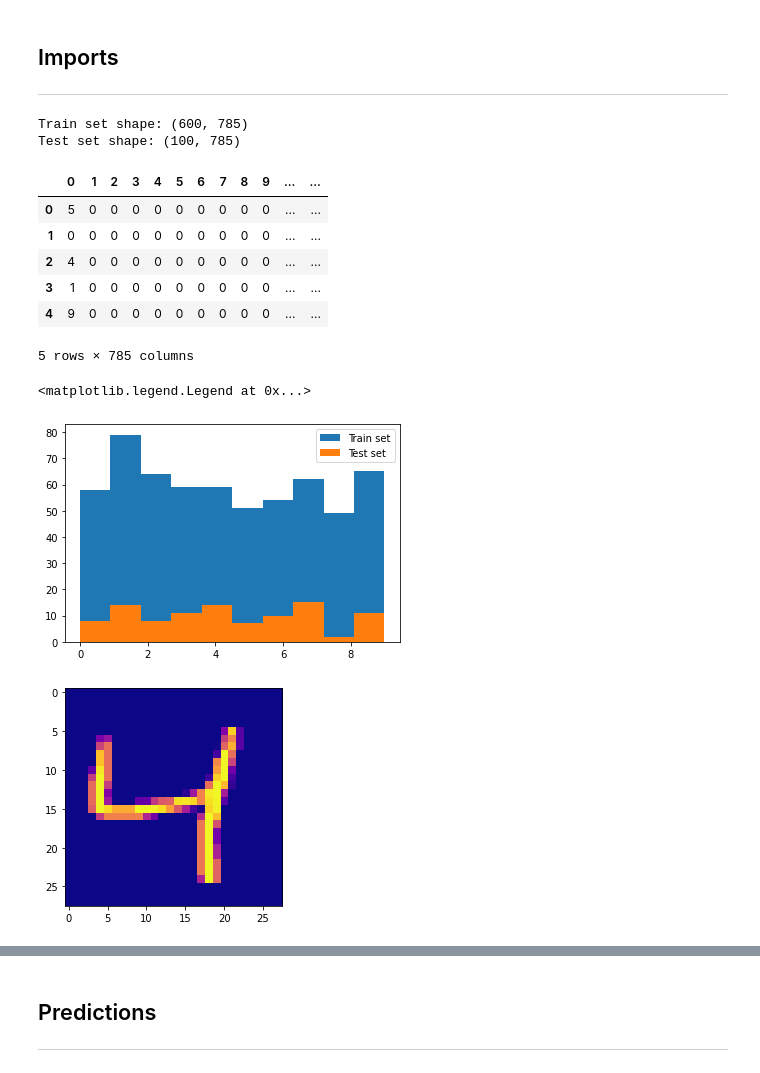
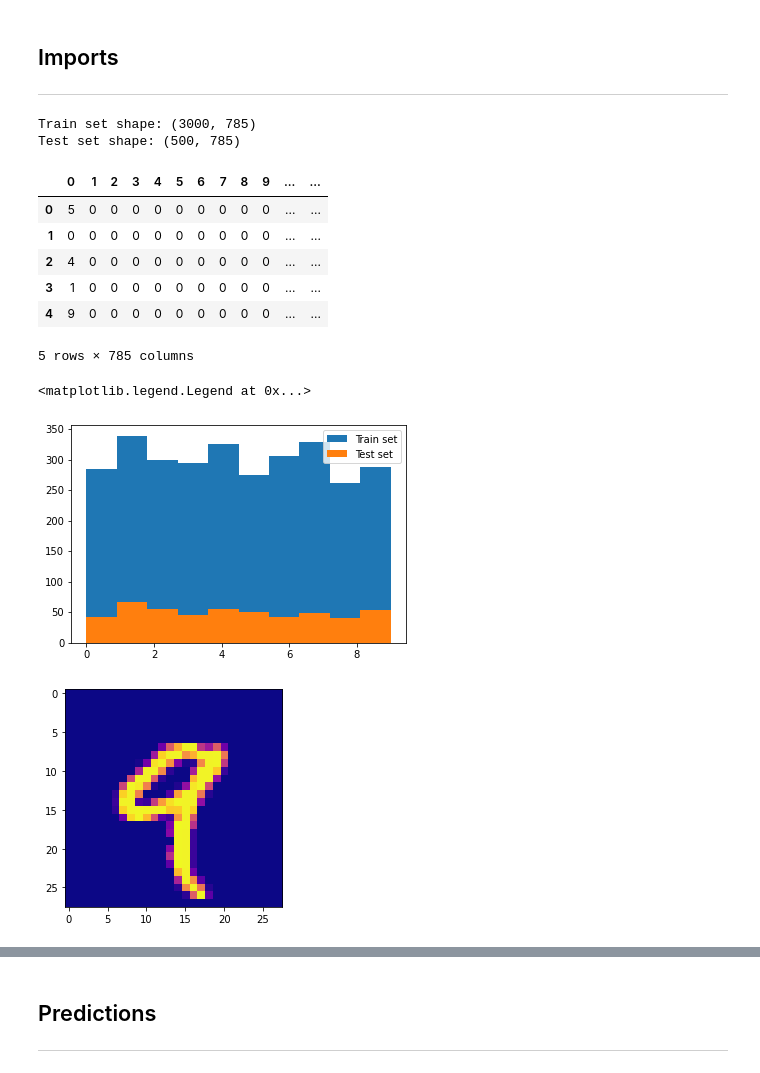
Before and after one commit to alexandre-pinon/zoidberg-2.0, a Jupyter notebook: bootstrap.ipynb, the cells around one changed output, grey strips where cells are left out. Cells and saved outputs as stored; diff of their text form; code cells hidden in the pictures.

```diff
--- a/bootstrap.ipynb
+++ b/bootstrap.ipynb
@@ -14,7 +14,7 @@ import matplotlib.pyplot as plt
 import seaborn as sns
 # %%
 # Take a small percentage of data to speed up tests !
-PERCENTAGE_OF_DATA = 1 / 100
+PERCENTAGE_OF_DATA = 5 / 100
 # %%
 df_train = pd.read_csv('./mnist_train.csv', header=None)
 df_test = pd.read_csv('./mnist_test.csv', header=None)
@@ -26,8 +26,8 @@ print(f'Test set shape: {df_test.shape}')
 df_train.head()
 # df_test.head()
 # %% [output]
-Train set shape: (600, 785)
-Test set shape: (100, 785)
+Train set shape: (3000, 785)
+Test set shape: (500, 785)
 |  | 0 | 1 | 2 | 3 | 4 | 5 | 6 | 7 | 8 | 9 | ... | ... |
 | 0 | 5 | 0 | 0 | 0 | 0 | 0 | 0 | 0 | 0 | 0 | ... | ... |
 | 1 | 0 | 0 | 0 | 0 | 0 | 0 | 0 | 0 | 0 | 0 | ... | ... |
@@ -44,16 +44,16 @@ plt.hist(df_test['digit'], label='Test set')
 plt.legend()
 # %% [output]
 <matplotlib.legend.Legend at 0x...>
-[figure, old version]
+[figure, new version]
 # %%
 def show_image(n_image):
     pixels = df_train.drop('digit', axis=1).iloc[n_image].values
     img = np.reshape(pixels, (28, 28))
     plt.imshow(img, cmap='plasma')
 # %%
-show_image(2)
+show_image(4)
 # %% [output]
-[figure, old version]
+[figure, new version]
 # %%
 df_train['digit'].describe()
 # %% [output]
```
Also changed, not shown: parts of 29 cells of this notebook.
